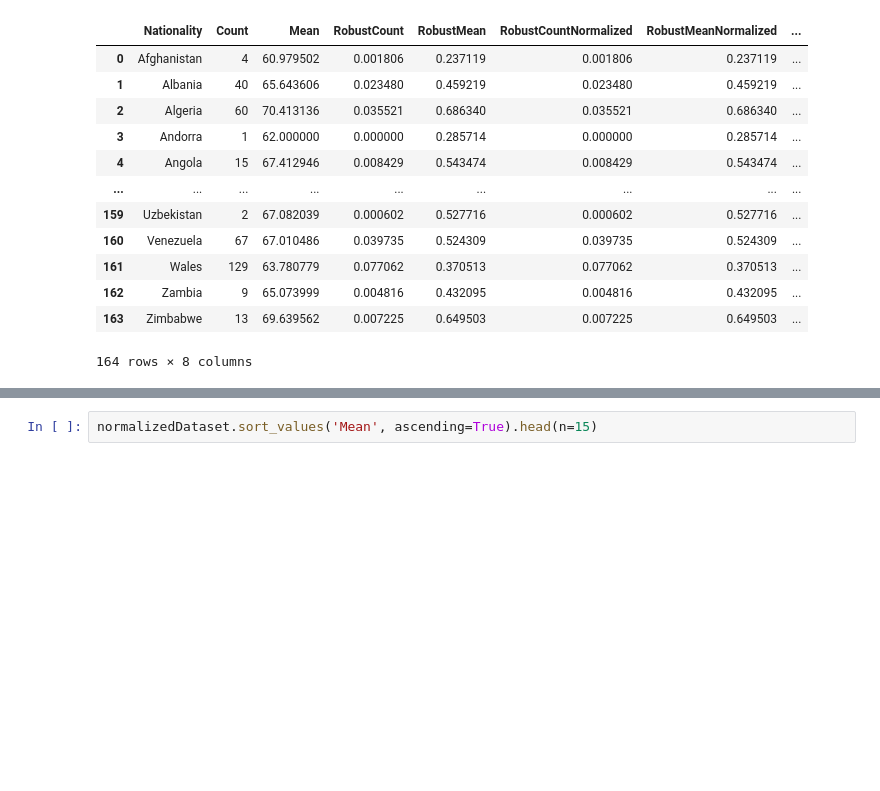
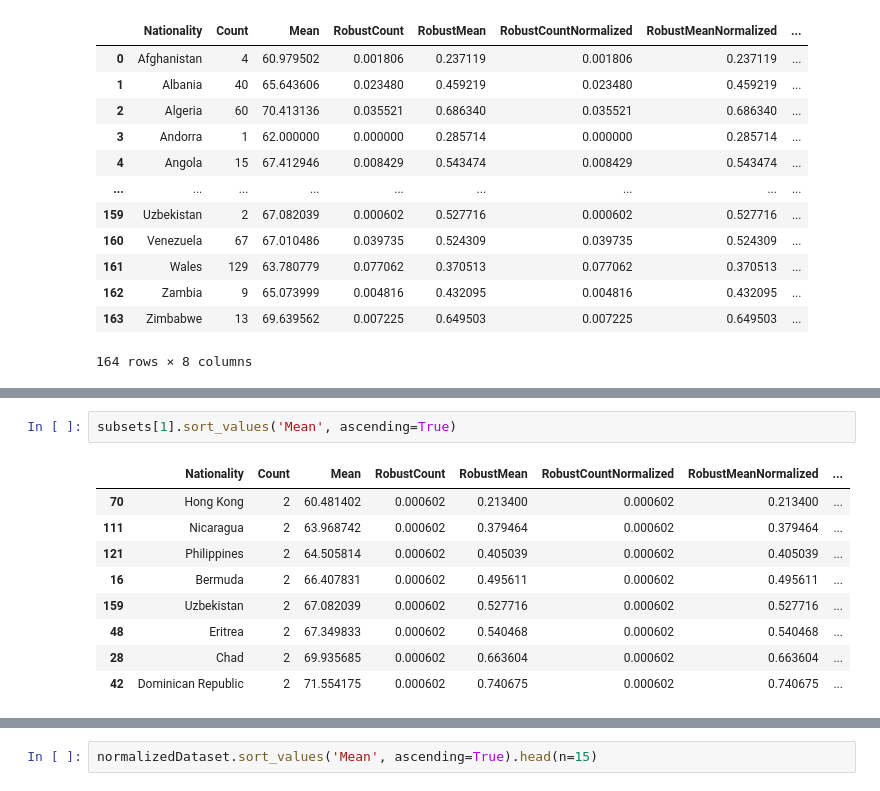
Before and after one commit to GAPPLabs/DataScienceProject, a Jupyter notebook: Proyecto.ipynb, the cells around one changed output, grey strips where cells are left out. Drawn from its saved outputs; the diff is of its cells as text; blank space fills up the shorter version.

```diff
--- a/Proyecto.ipynb
+++ b/Proyecto.ipynb
@@ -171,0 +125,12 @@ normalizedDataset.sort_values('Mean', ascending=True).head(n=60)
+# %%
+subsets[1].sort_values('Mean', ascending=True)
+# %% [output]
+|  | Nationality | Count | Mean | RobustCount | RobustMean | RobustCountNormalized | RobustMeanNormalized | ... |
+| 70 | Hong Kong | 2 | 60.481402 | 0.000602 | 0.213400 | 0.000602 | 0.213400 | ... |
+| 111 | Nicaragua | 2 | 63.968742 | 0.000602 | 0.379464 | 0.000602 | 0.379464 | ... |
+| 121 | Philippines | 2 | 64.505814 | 0.000602 | 0.405039 | 0.000602 | 0.405039 | ... |
+| 16 | Bermuda | 2 | 66.407831 | 0.000602 | 0.495611 | 0.000602 | 0.495611 | ... |
+| 159 | Uzbekistan | 2 | 67.082039 | 0.000602 | 0.527716 | 0.000602 | 0.527716 | ... |
+| 48 | Eritrea | 2 | 67.349833 | 0.000602 | 0.540468 | 0.000602 | 0.540468 | ... |
+| 28 | Chad | 2 | 69.935685 | 0.000602 | 0.663604 | 0.000602 | 0.663604 | ... |
+| 42 | Dominican Republic | 2 | 71.554175 | 0.000602 | 0.740675 | 0.000602 | 0.740675 | ... |
```
Also changed, not shown: parts of 16 cells of this notebook.
